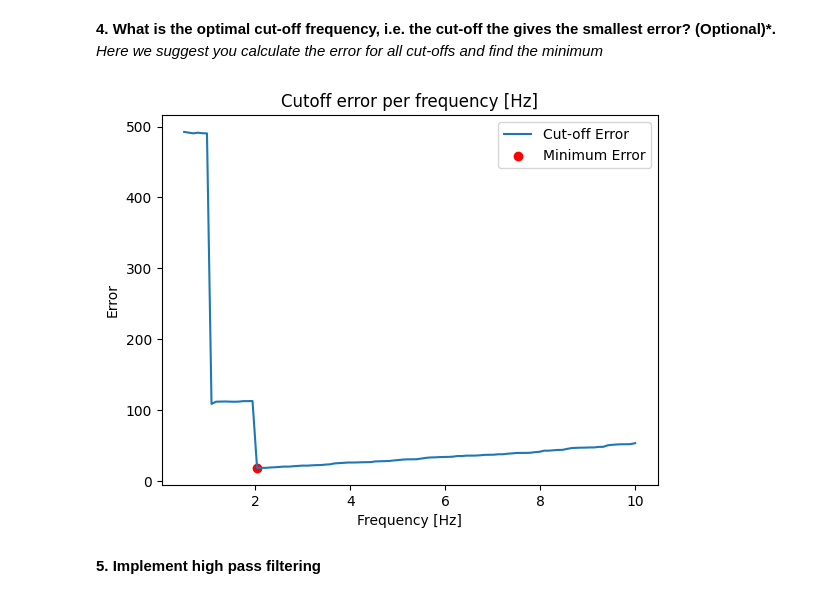
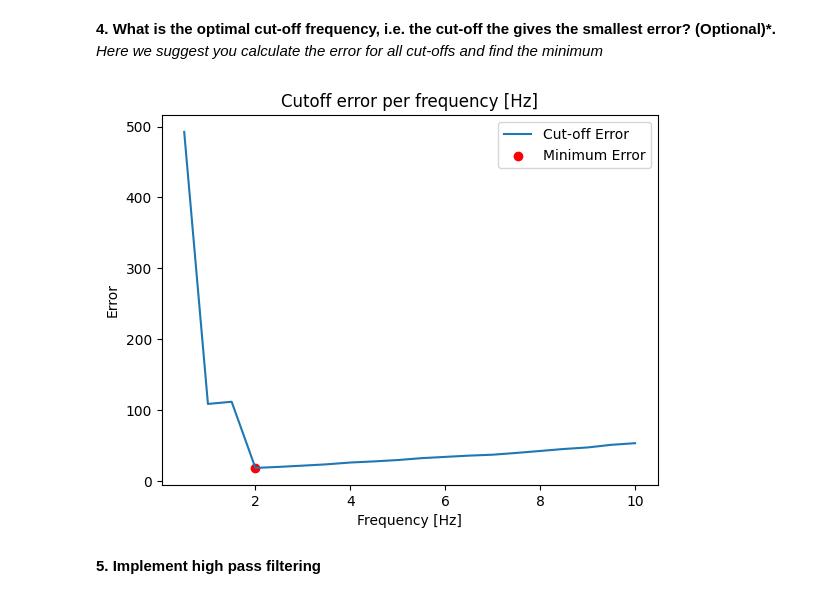
Before and after one commit to robinbraagaard/Signals-and-Data-Autumn-2024-student, a Jupyter notebook: week_4/ex_week_4.ipynb, the cells around one changed output. Cells and saved outputs as stored; diff of their text form; code cells hidden in the pictures.

```diff
--- a/week_4/ex_week_4.ipynb
+++ b/week_4/ex_week_4.ipynb
@@ -99,25 +99,26 @@ plt.legend();
 **2. Set-up the basis matrix (Optional)\* .**
 # %%
 # make sure we have an odd number N
-assert N % 2 == 1
+def create_basis(N):
 
-ns = np.arange(N)
-V = np.zeros((N,N))
+    assert N % 2 == 1
 
-freqs = np.arange(int(0.5*N)+1)*fs/N
+    ns = np.arange(N)
+    V = np.zeros((N,N))
 
-# first basis vector
-V[:,0] = np.ones(N)
+    # first basis vector
+    V[:,0] = np.ones(N)
 
-# remaining basis vectors
-n_pairs = int((N-1)/2)
-for k in range(1,n_pairs + 1):
-    # in each column we are going to define cosine or sine function with frequency k
-    V[:,2*k-1] = np.sqrt(2)*np.cos(2*np.pi*ns/N*k) ## at each step we are filling this is a column
-    V[:,2*k] = np.sqrt(2)*np.sin(2*np.pi*ns/N*k)
+    # remaining basis vectors
+    n_pairs = int((N-1)/2)
+    for k in range(1,n_pairs + 1):
+        # in each column we are going to define cosine or sine function with frequency k
+        V[:,2*k-1] = np.sqrt(2)*np.cos(2*np.pi*ns/N*k) ## at each step we are filling this is a column
+        V[:,2*k] = np.sqrt(2)*np.sin(2*np.pi*ns/N*k)
 
-# scale all vectors
-V = V/np.sqrt(N)
+    # scale all vectors
+    V = V/np.sqrt(N)
+    return V
 # %% [markdown]
 After we have defined our basis matrix $\mathbf{V}$, we can now compute the coordinates of a our signal $\mathbf{y}$ expressed in the basis $\mathbf{V}$:
 
@@ -135,6 +136,7 @@ $$\begin{align*}
 $$
 **3. Compute the coordinates of the signal $\mathbf{y}$ expressed in the basis $\mathbf{V}$**
 # %%
+V = create_basis(N)
 z = V.T@y
 
 plt.figure(figsize=(15, 6))
@@ -236,9 +239,15 @@ As we have learned, we can use the frequency domain to remove certain frequencie
 **1. Use the frequency domain to implement a low pass filter to remove the higher frequencies**
 *The higher frequencies are often just noise, as is the case here where our actual signal consists of a few specific lower frequencies*
 # %%
-def low_pass_filter(cutoff_lowpass):
+def lowpass_filter(signal, threshold, sample_rate):
+    N = len(signal)
+    n_pairs = int((N-1)/2)
+    freqs = np.arange(int(0.5*N)+1) * sample_rate / N
+
+    V = create_basis(N=N)
+    z = V.T @ signal
     # define mask for amplitude spectrum
-    spec_lowpass_mask = freqs < cutoff_lowpass
+    spec_lowpass_mask = freqs < threshold
 
     # convert to z representation
     z_lowpass_mask = np.zeros(N)
@@ -302,21 +311,21 @@ Error using filtered signal:    21.74
 *Here we suggest you calculate the error for all cut-offs and find the minimum*
 # %%
 errors = []
-cutoff_range = np.linspace(0.5, 10, 100)
+cutoff_range = np.linspace(0.5, 10, 20)
 for cutoff in cutoff_range:
-    _, y_lp_filtered = low_pass_filter(cutoff_lowpass=cutoff)
+    _, y_lp_filtered = lowpass_filter(signal=y, threshold=cutoff, sample_rate=fs)
     accuracy = np.sum((f - y_lp_filtered) ** 2)
     errors.append(accuracy)
 
 plt.plot(cutoff_range, errors, label='Cut-off Error')
 plt.title('Cutoff error per frequency [Hz]')
 plt.xlabel('Frequency [Hz]')
 plt.ylabel('Error')
 plt.scatter(cutoff_range[np.argmin(errors)], np.min(errors), label='Minimum Error', color='r', )
 plt.legend()
 plt.show()
 # %% [output]
-[figure, old version]
+[figure, new version]
 # %% [markdown]
 **5. Implement high pass filtering**
 # %%
```
Also changed, not shown: parts of 4 cells of this notebook, 2 other files.
